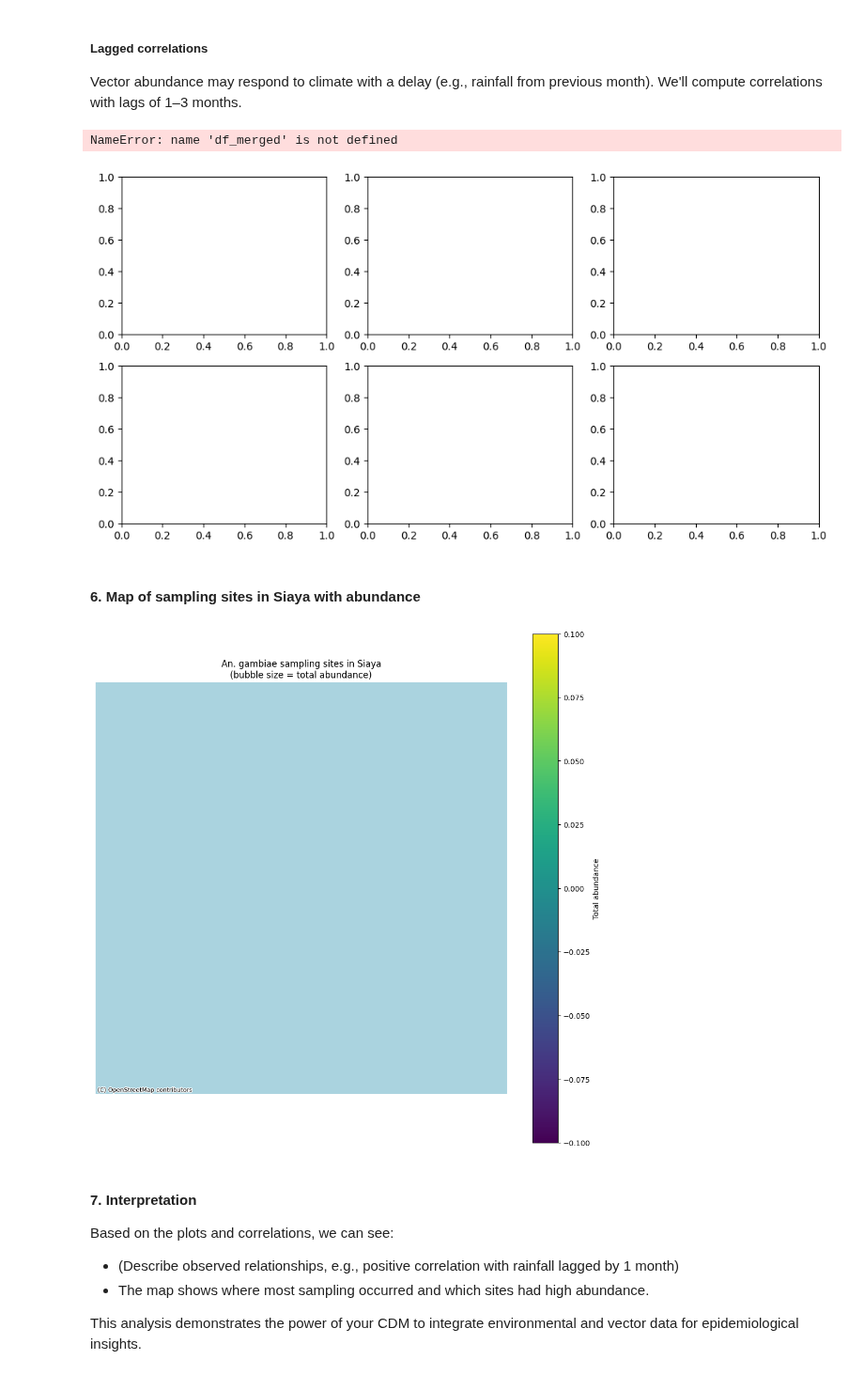
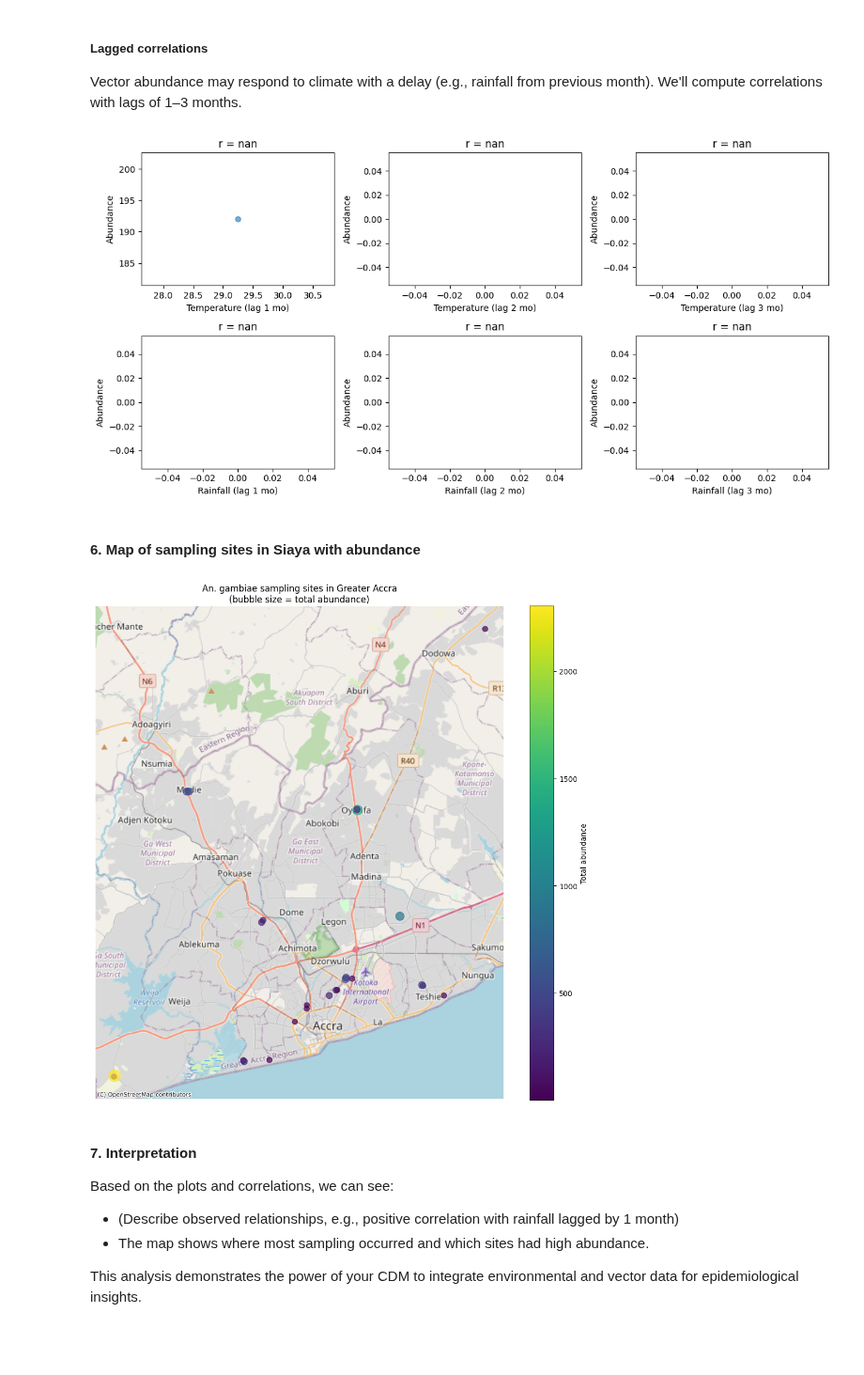
Before and after one commit to Vansnoden/vbd-cdm, a Jupyter notebook: notebooks/env_occ_analysis.ipynb, the cells around one changed output. Shown at 94% size. Cells and saved outputs as stored; diff of their text form; code cells hidden in the pictures; blank space fills up the shorter version.

```diff
--- a/notebooks/env_occ_analysis.ipynb
+++ b/notebooks/env_occ_analysis.ipynb
@@ -82,21 +84,21 @@ gdf_points = gpd.GeoDataFrame(
     crs='EPSG:4326'
 )
 
-# Load the Siaya county polygon from the location table
+# Load the Greater Accra polygon from the location table
 query_region = "SELECT geometry_wkt FROM location WHERE name = 'Greater Accra' AND admin_level = 'region'"
 accra_wkt = pd.read_sql(query_region, engine).iloc[0, 0]
 accra_polygon = wkt.loads(accra_wkt)
-gdf_region = gpd.GeoDataFrame({'geometry': [accra_polygon]}, crs='EPSG:4326')
+gdf_county = gpd.GeoDataFrame({'geometry': [accra_polygon]}, crs='EPSG:4326')
 
 # Spatial filter: keep points within Greater Accra
-gdf_region = gdf_points[gdf_points.within(gdf_region.unary_union)]
+gdf_accra = gdf_points[gdf_points.within(gdf_county.unary_union)]
 print(f"Vector observations within Greater Accra: {len(gdf_accra)}")
 
-# Now proceed with the analysis using gdf_accra
-df_vec_region = pd.DataFrame(gdf_region.drop(columns='geometry'))  # back to DataFrame for time series
-df_vec_region['date'] = pd.to_datetime(df_vec_region['date_id'])
+# Convert back to DataFrame for time series
+df_vec_accra = pd.DataFrame(gdf_accra.drop(columns='geometry'))
+df_vec_accra['date'] = pd.to_datetime(df_vec_accra['date_id'])
 
-# Load environmental data for Siaya (county level)
+# Load environmental data for Greater Accra
 query_env = """
 SELECT
     date_id,
@@ -240,8 +234,10 @@ for i, lag in enumerate(lags):
     # Lag temperature
     df_temp_lag = df_merged[['temperature_mean', 'count']].copy()
     df_temp_lag['temp_lag'] = df_temp_lag['temperature_mean'].shift(lag)
-    corr_lag = df_temp_lag[['temp_lag', 'count']].corr().iloc[0,1]
-    axes[0,i].scatter(df_temp_lag['temp_lag'].dropna(), df_temp_lag['count'].dropna(), alpha=0.6)
+    # Drop rows where either the lag or count is NaN
+    df_temp_lag_clean = df_temp_lag.dropna(subset=['temp_lag', 'count'])
+    corr_lag = df_temp_lag_clean[['temp_lag', 'count']].corr().iloc[0,1]
+    axes[0,i].scatter(df_temp_lag_clean['temp_lag'], df_temp_lag_clean['count'], alpha=0.6)
     axes[0,i].set_xlabel(f'Temperature (lag {lag} mo)')
     axes[0,i].set_ylabel('Abundance')
     axes[0,i].set_title(f'r = {corr_lag:.3f}')
@@ -249,8 +245,9 @@ for i, lag in enumerate(lags):
     # Lag rainfall
     df_rain_lag = df_merged[['rainfall_total', 'count']].copy()
     df_rain_lag['rain_lag'] = df_rain_lag['rainfall_total'].shift(lag)
-    corr_lag = df_rain_lag[['rain_lag', 'count']].corr().iloc[0,1]
-    axes[1,i].scatter(df_rain_lag['rain_lag'].dropna(), df_rain_lag['count'].dropna(), alpha=0.6)
+    df_rain_lag_clean = df_rain_lag.dropna(subset=['rain_lag', 'count'])
+    corr_lag = df_rain_lag_clean[['rain_lag', 'count']].corr().iloc[0,1]
+    axes[1,i].scatter(df_rain_lag_clean['rain_lag'], df_rain_lag_clean['count'], alpha=0.6)
     axes[1,i].set_xlabel(f'Rainfall (lag {lag} mo)')
     axes[1,i].set_ylabel('Abundance')
     axes[1,i].set_title(f'r = {corr_lag:.3f}')
@@ -260,43 +257,42 @@ axes[1,0].set_ylabel('Abundance')
 plt.tight_layout()
 plt.show()
 # %% [output]
-NameError: name 'df_merged' is not defined
-[figure, old version]
+[figure, new version]
 # %% [markdown]
 #### 6. Map of sampling sites in Siaya with abundance
 # %%
-# Aggregate vector observations by site within Siaya
-df_sites_siaya = gdf_siaya.groupby(['location_code', 'lat', 'lon'], as_index=False)['count'].sum()
+# Aggregate vector observations by site within Greater Accra
+df_sites_accra = gdf_accra.groupby(['location_code', 'lat', 'lon'], as_index=False)['count'].sum()
 gdf_sites = gpd.GeoDataFrame(
-    df_sites_siaya,
-    geometry=gpd.points_from_xy(df_sites_siaya['lon'], df_sites_siaya['lat']),
+    df_sites_accra,
+    geometry=gpd.points_from_xy(df_sites_accra['lon'], df_sites_accra['lat']),
     crs='EPSG:4326'
 )
 
 # Convert to Web Mercator for basemap
 gdf_sites_3857 = gdf_sites.to_crs(epsg=3857)
 
 # Plot
 fig, ax = plt.subplots(figsize=(10, 10))
 gdf_sites_3857.plot(
     ax=ax,
     markersize=gdf_sites_3857['count'] / gdf_sites_3857['count'].max() * 200 + 50,
     column='count',
     cmap='viridis',
     alpha=0.7,
     legend=True,
     legend_kwds={'label': 'Total abundance'}
 )
 
 # Add basemap
 ctx.add_basemap(ax, source=ctx.providers.OpenStreetMap.Mapnik)
 
-ax.set_title('An. gambiae sampling sites in Siaya\n(bubble size = total abundance)')
+ax.set_title('An. gambiae sampling sites in Greater Accra\n(bubble size = total abundance)')
 ax.set_axis_off()
 plt.tight_layout()
 plt.show()
 # %% [output]
-[figure, old version]
+[figure, new version]
 # %% [markdown]
 #### 7. Interpretation
 
```
Also changed, not shown: parts of 5 cells of this notebook, 2 other files.
